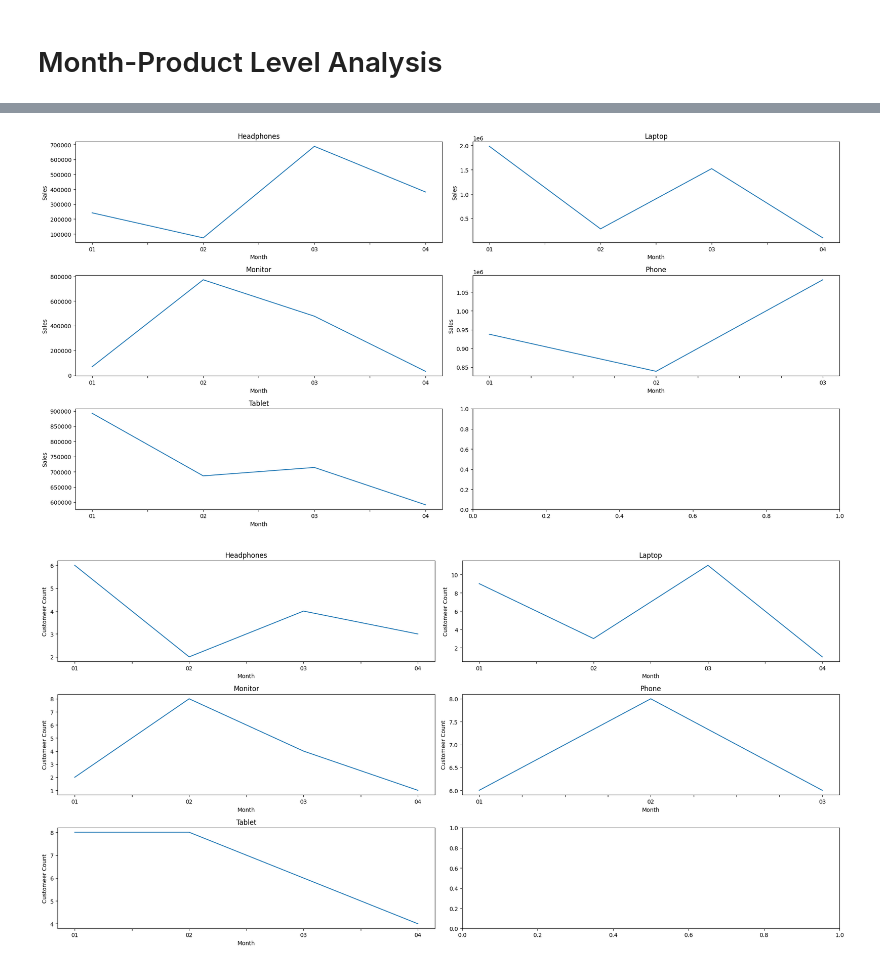
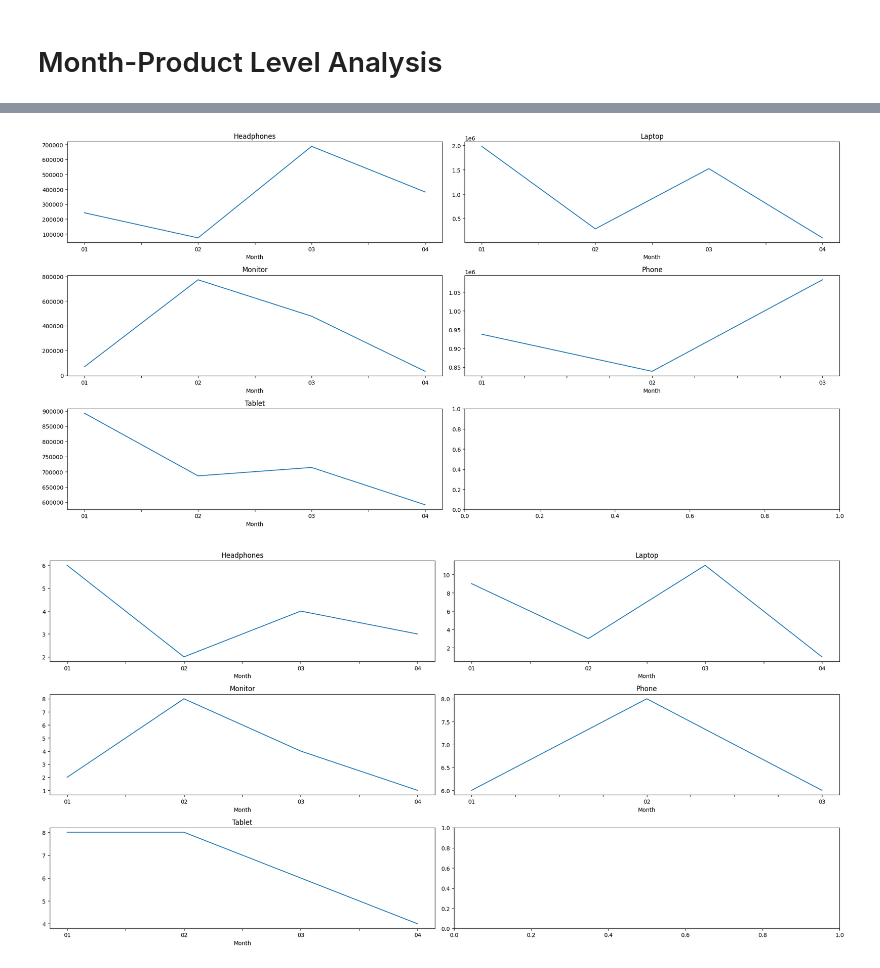
Before and after one commit to RookieCoder12/DevArena-Week-3, a Jupyter notebook: sales_analysis.ipynb, the cells around one changed output, grey strips where cells are left out. Drawn from its saved outputs; the diff is of its cells as text; code cells hidden in the pictures.

```diff
--- a/sales_analysis.ipynb
+++ b/sales_analysis.ipynb
@@ -233,22 +231,22 @@ Month Product
 # %%
 headphones_sales = dfe.xs('Headphones', level='Product')
 laptop_sales = dfe.xs('Laptop', level='Product')
 monitor_sales = dfe.xs('Monitor', level='Product')
 phone_sales = dfe.xs('Phone', level='Product')
 tablet_sales = dfe.xs('Tablet', level='Product')
 
 fig, axes = plt.subplots(3, 2, figsize=(20,10))
 
-headphones_sales["monthly_sales"].plot(kind='line', ax=axes[0,0], title="Headphones", ylabel="Sales")
-laptop_sales["monthly_sales"].plot(kind='line', ax=axes[0,1], title="Laptop", ylabel="Sales")
-monitor_sales["monthly_sales"].plot(kind='line', ax=axes[1,0], title="Monitor", ylabel="Sales")
-phone_sales["monthly_sales"].plot(kind='line', ax=axes[1,1], title="Phone", ylabel="Sales")
-tablet_sales["monthly_sales"].plot(kind='line', ax=axes[2,0], title="Tablet", ylabel="Sales")
+headphones_sales["monthly_sales"].plot(kind='line', ax=axes[0,0], title="Headphones")
+laptop_sales["monthly_sales"].plot(kind='line', ax=axes[0,1], title="Laptop")
+monitor_sales["monthly_sales"].plot(kind='line', ax=axes[1,0], title="Monitor")
+phone_sales["monthly_sales"].plot(kind='line', ax=axes[1,1], title="Phone")
+tablet_sales["monthly_sales"].plot(kind='line', ax=axes[2,0], title="Tablet")
 
 plt.tight_layout()
 plt.show()
 # %% [output]
-[figure, old version]
+[figure, new version]
 # %%
 headphones_sales = dfe.xs('Headphones', level='Product')
 laptop_sales = dfe.xs('Laptop', level='Product')
@@ -258,13 +256,13 @@ tablet_sales = dfe.xs('Tablet', level='Product')
 
 fig, axes = plt.subplots(3, 2, figsize=(20,10))
 
-headphones_sales["customer_count"].plot(kind='line', ax=axes[0,0], title="Headphones", ylabel="Customeer Count")
-laptop_sales["customer_count"].plot(kind='line', ax=axes[0,1], title="Laptop", ylabel="Customeer Count")
-monitor_sales["customer_count"].plot(kind='line', ax=axes[1,0], title="Monitor", ylabel="Customeer Count")
-phone_sales["customer_count"].plot(kind='line', ax=axes[1,1], title="Phone", ylabel="Customeer Count")
-tablet_sales["customer_count"].plot(kind='line', ax=axes[2,0], title="Tablet", ylabel="Customeer Count")
+headphones_sales["customer_count"].plot(kind='line', ax=axes[0,0], title="Headphones")
+laptop_sales["customer_count"].plot(kind='line', ax=axes[0,1], title="Laptop")
+monitor_sales["customer_count"].plot(kind='line', ax=axes[1,0], title="Monitor")
+phone_sales["customer_count"].plot(kind='line', ax=axes[1,1], title="Phone")
+tablet_sales["customer_count"].plot(kind='line', ax=axes[2,0], title="Tablet")
 
 plt.tight_layout()
 plt.show()
 # %% [output]
-[figure, old version]
+[figure, new version]
```
Also changed, not shown: parts of 7 cells of this notebook, 1 other file.
